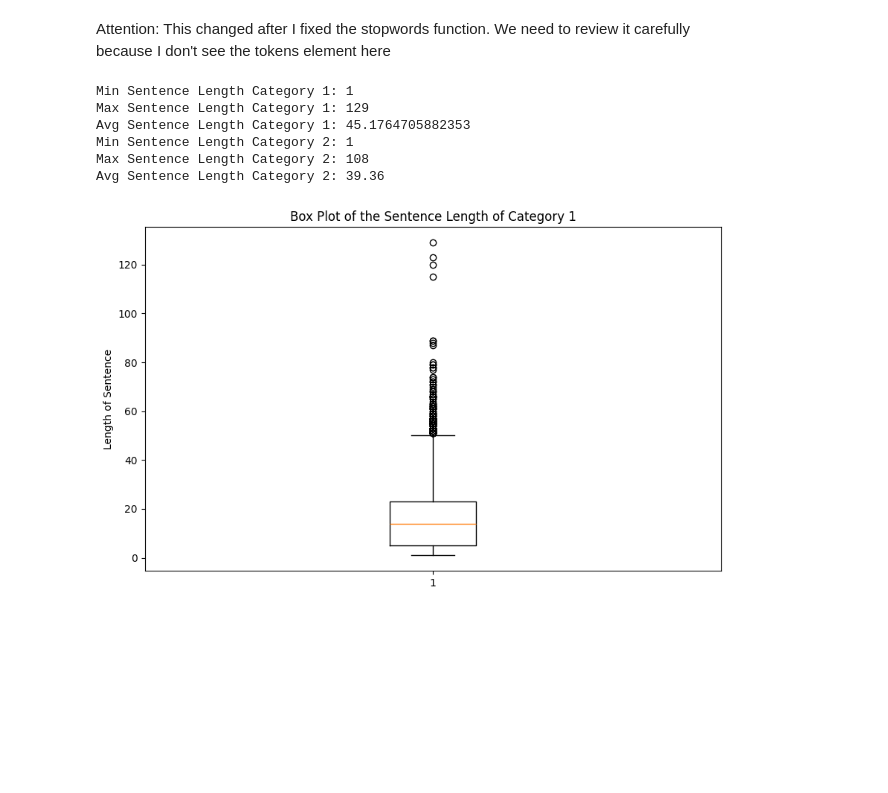
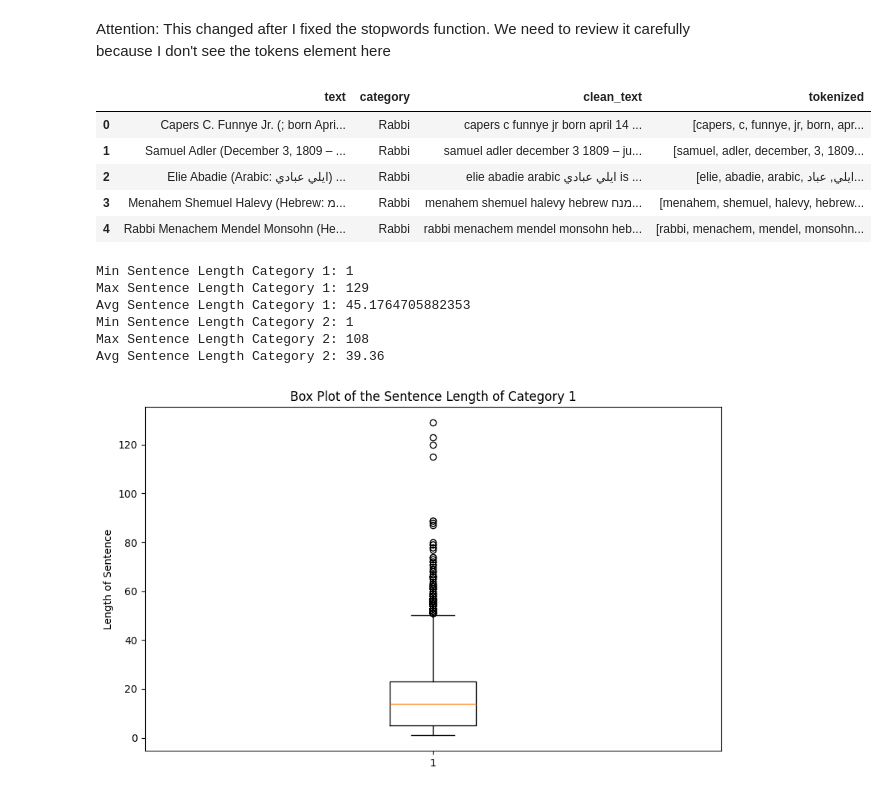
Before and after one commit to evanpkchapple/stanza_and_spacy_comparison, a Jupyter notebook: compare.ipynb, the cells around one changed output. Drawn from its saved outputs; the diff is of its cells as text; code cells hidden in the pictures; blank space fills up the shorter version.

```diff
--- a/compare.ipynb
+++ b/compare.ipynb
@@ -180,6 +181,15 @@ make_wordcloud(tokens2_nostop, 50)
 Attention:
 This changed after I fixed the stopwords function.
 We need to review it carefully because I don't see the tokens element here
+# %%
+df.head()
+# %% [output]
+|  | text | category | clean_text | tokenized |
+| 0 | Capers C. Funnye Jr. (; born Apri... | Rabbi | capers c funnye jr born april 14 ... | [capers, c, funnye, jr, born, apr... |
+| 1 | Samuel Adler (December 3, 1809 – ... | Rabbi | samuel adler december 3 1809 – ju... | [samuel, adler, december, 3, 1809... |
+| 2 | Elie Abadie (Arabic: ايلي عبادي) ... | Rabbi | elie abadie arabic ايلي عبادي is ... | [elie, abadie, arabic, ايلي, عباد... |
+| 3 | Menahem Shemuel Halevy (Hebrew: מ... | Rabbi | menahem shemuel halevy hebrew מנח... | [menahem, shemuel, halevy, hebrew... |
+| 4 | Rabbi Menachem Mendel Monsohn (He... | Rabbi | rabbi menachem mendel monsohn heb... | [rabbi, menachem, mendel, monsohn... |
 # %%
 def get_sentences(series):
     sentences = []
```
Also changed, not shown: parts of 8 cells of this notebook, 1 other file.
